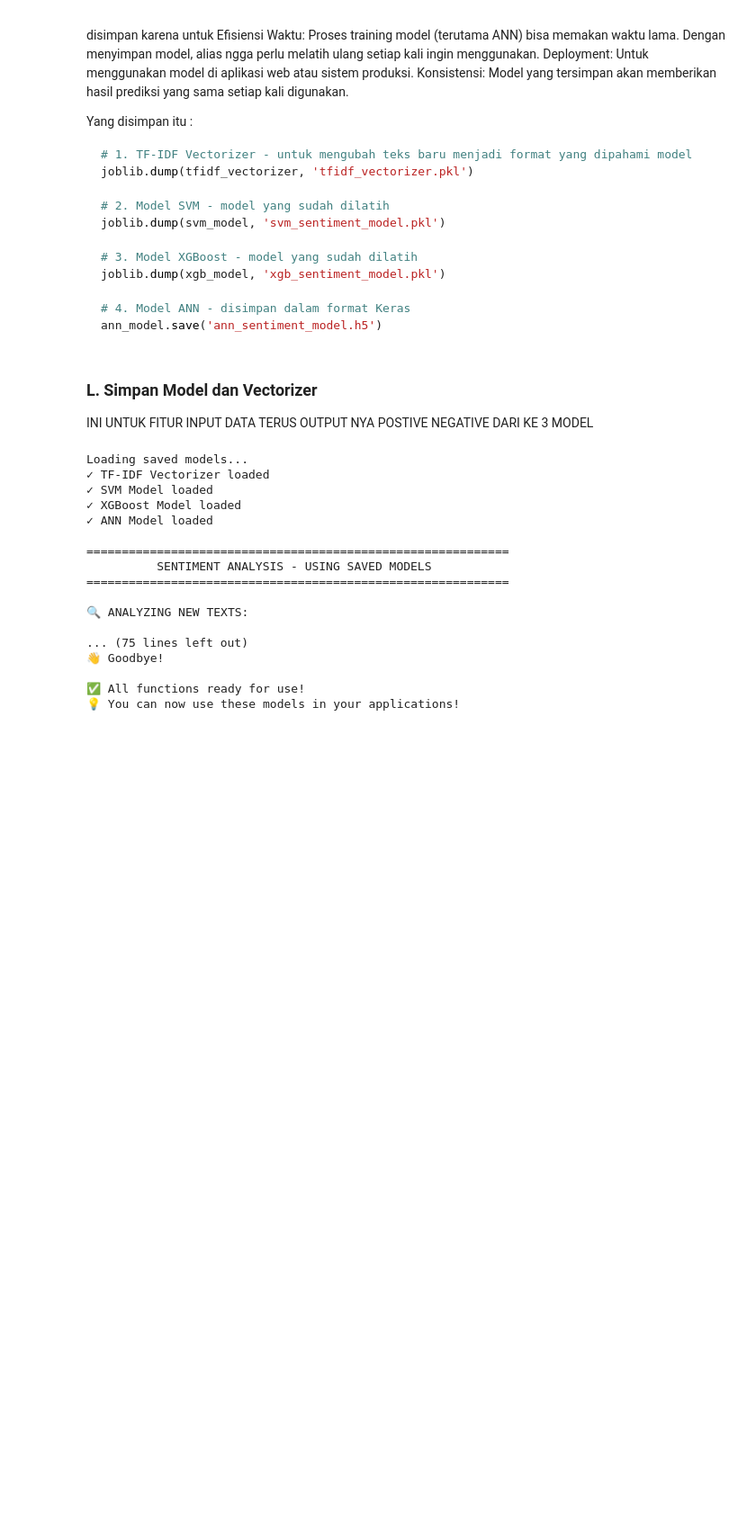
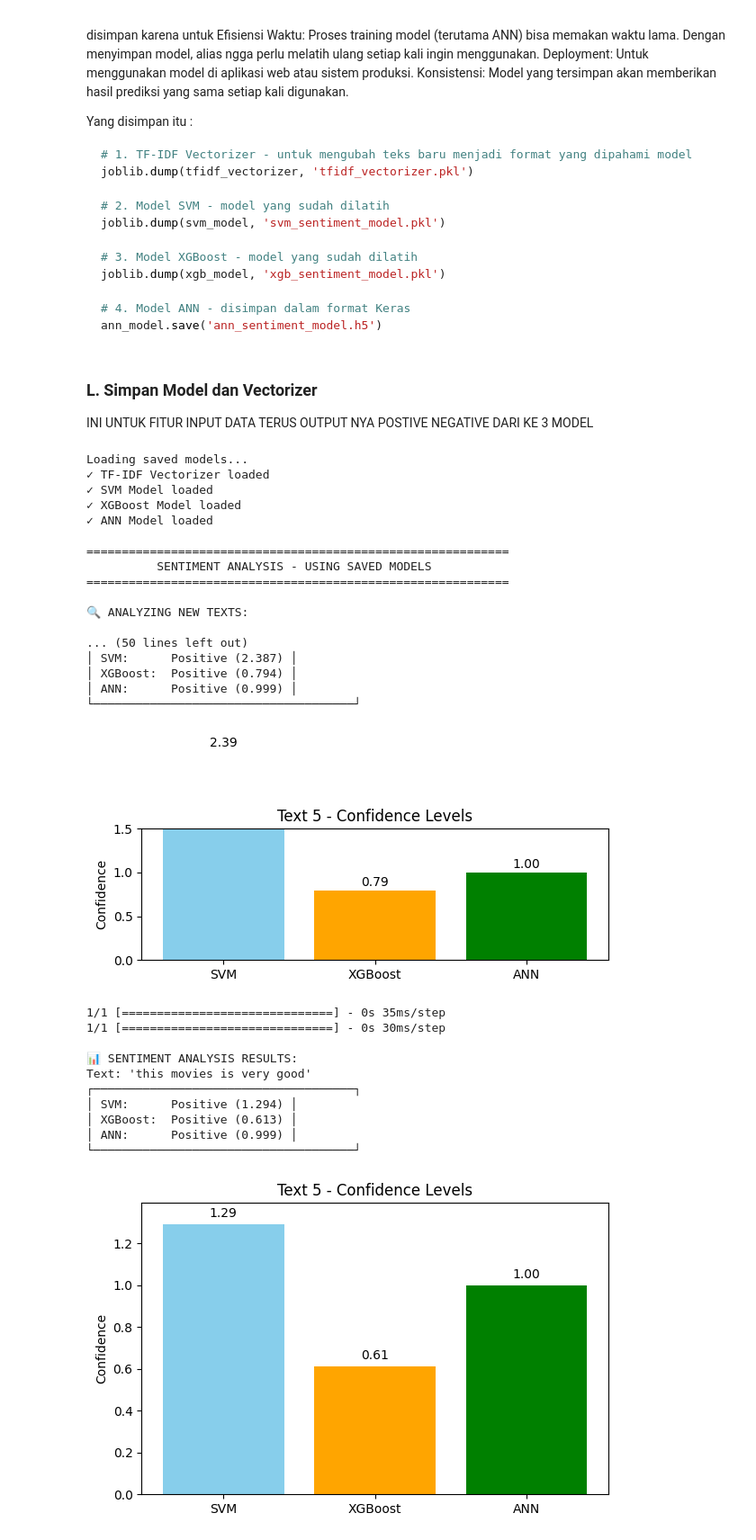
Before and after one commit to alvinzanuaputra/fp_ml_2025, a Jupyter notebook: MachineLearning/main.ipynb, the cells around one changed output. Shown at 90% size. Cells and saved outputs as stored; diff of their text form; code cells hidden in the pictures; blank space fills up the shorter version.

```diff
--- a/MachineLearning/main.ipynb
+++ b/MachineLearning/main.ipynb
@@ -1066,6 +1066,8 @@ import tensorflow as tf
 from tensorflow.keras.models import load_model
 import re
 import string
+import matplotlib.pyplot as plt
+
 
 # ============================================================================
 # 1. LOAD SEMUA MODEL DAN VECTORIZER
@@ -1157,6 +1159,40 @@ def predict_sentiment(text):
         }
     }
 
+def plot_confidence(result, title="Confidence Levels"):
+    """
+    Plot confidence level dari semua model dengan layout yang rapi
+    """
+    import matplotlib.pyplot as plt
+
+    models = ['SVM', 'XGBoost', 'ANN']
+    confidences = [
+        result['svm']['confidence'],
+        result['xgboost']['confidence'],
+        result['ann']['confidence']
+    ]
+
+    colors = ['skyblue', 'orange', 'green']
+
+    # Tentukan batas y berdasarkan confidence tertinggi (+margin)
+    y_max = max(confidences) + 0.1
+    y_max = min(y_max, 1.5)  # Batasi maksimum agar tidak terlalu tinggi
+
+    plt.figure(figsize=(6, 4))
+    bars = plt.bar(models, confidences, color=colors)
+
+    plt.ylim(0, y_max)
+    plt.title(title)
+    plt.ylabel('Confidence')
+
+    for bar, conf in zip(bars, confidences):
+        yval = bar.get_height()
+        plt.text(bar.get_x() + bar.get_width()/2.0, yval + 0.02, f"{conf:.2f}", ha='center', va='bottom')
+
+    plt.tight_layout()
+    plt.show()
+
+
 # ============================================================================
 # 4. FUNGSI PREDIKSI BATCH (BANYAK TEKS SEKALIGUS)
 # ============================================================================
@@ -1231,8 +1267,12 @@ if __name__ == "__main__":
             print(f"│ ANN:      {result['ann']['prediction']:8s} ({result['ann']['confidence']:.3f}) │")
             print(f"└─────────────────────────────────────┘")
 
+            plot_confidence(result, title=f"Text {i} - Confidence Levels")
+
         except Exception as e:
             print(f"❌ Error: {e}")
+
+
 
 # ============================================================================
 # 7. FUNGSI UNTUK WEB APPLICATION (FLASK/DJANGO)
@@ -1268,38 +1308,47 @@ class SentimentAnalyzer:
             confidence = abs(self.svm_model.decision_function(text_vectorized)[0])
         elif model_type == 'xgboost':
             prediction = self.xgb_model.predict(text_vectorized)[0]
             confidence = self.xgb_model.predict_proba(text_vectorized)[0].max()
         elif model_type == 'ann':
             text_dense = text_vectorized.toarray()
             prediction = (self.ann_model.predict(text_dense) > 0.5).astype(int)[0][0]
             prob = self.ann_model.predict(text_dense)[0][0]
             confidence = prob if prediction == 1 else (1 - prob)
 
         sentiment = 'Positive' if prediction == 1 else 'Negative'
         return {'sentiment': sentiment, 'confidence': float(confidence)}
 
 # Contoh penggunaan untuk web app:
 # analyzer = SentimentAnalyzer()
 # result = analyzer.predict("This is a great movie!", model_type='svm')
 # print(result)  # {'sentiment': 'Positive', 'confidence': 0.85}
-
-print("\n✅ All functions ready for use!")
-print("💡 You can now use these models in your applications!")
 # %% [output]
 Loading saved models...
 ✓ TF-IDF Vectorizer loaded
 ✓ SVM Model loaded
 ✓ XGBoost Model loaded
 ✓ ANN Model loaded
 
 ============================================================
           SENTIMENT ANALYSIS - USING SAVED MODELS
 ============================================================
 
 🔍 ANALYZING NEW TEXTS:
 
-... (75 lines left out)
-👋 Goodbye!
-
-✅ All functions ready for use!
-💡 You can now use these models in your applications!
+... (50 lines left out)
+│ SVM:      Positive (2.387) │
+│ XGBoost:  Positive (0.794) │
+│ ANN:      Positive (0.999) │
+└─────────────────────────────────────┘
+[figure, added]
+1/1 [==============================] - 0s 35ms/step
+1/1 [==============================] - 0s 30ms/step
+
+📊 SENTIMENT ANALYSIS RESULTS:
+Text: 'this movies is very good'
+┌─────────────────────────────────────┐
+│ SVM:      Positive (1.294) │
+│ XGBoost:  Positive (0.613) │
+│ ANN:      Positive (0.999) │
+└─────────────────────────────────────┘
+[figure, added]
```
Also changed, not shown: parts of 1 cell of this notebook, 1 other file.
